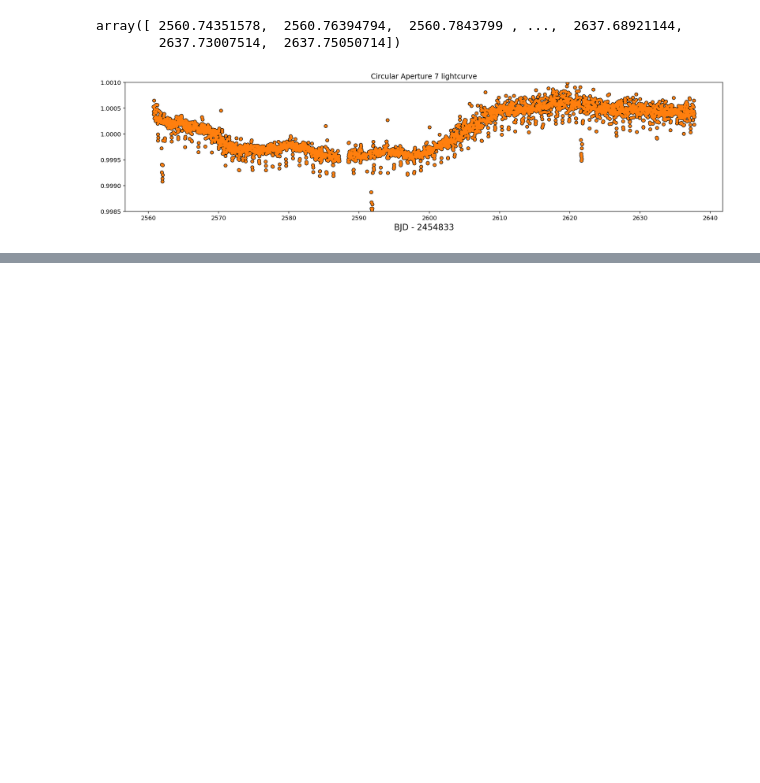
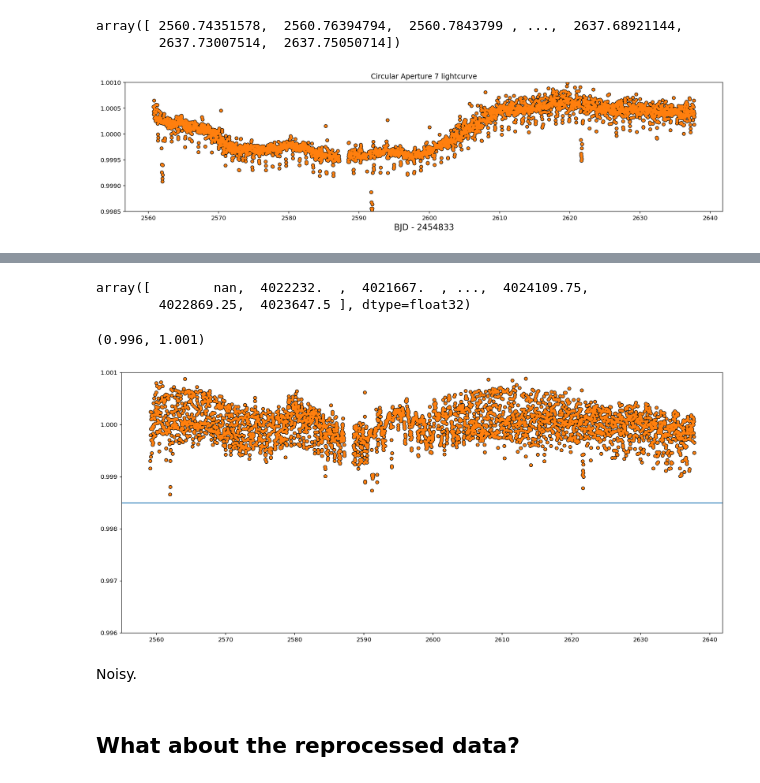
Before and after one commit to BrownDwarf/reprocess_or_not, a Jupyter notebook: notebooks/04.01-HD3167_reproduction.ipynb, the cells around one changed output, grey strips where cells are left out. Drawn from its saved outputs; the diff is of its cells as text; code cells hidden in the pictures; blank space fills up the shorter version.

```diff
--- a/notebooks/04.01-HD3167_reproduction.ipynb
+++ b/notebooks/04.01-HD3167_reproduction.ipynb
@@ -123,0 +206,2 @@ What do the reprocessed lightcurves look like?
+# %%
+hduk = fits.open('../data/ktwo220383386-c08_llc.fits')
@@ -123,0 +210,20 @@ What do the reprocessed lightcurves look like?
+# %%
+hduk['LIGHTCURVE'].data['PDCSAP_FLUX']
+# %% [output]
+array([        nan,  4022232.  ,  4021667.  , ...,  4024109.75,
+        4022869.25,  4023647.5 ], dtype=float32)
+# %%
+time = flux = hduk['LIGHTCURVE'].data['TIME']
+flux = hduk['LIGHTCURVE'].data['PDCSAP_FLUX'] / np.nanmedian(hduk['LIGHTCURVE'].data['PDCSAP_FLUX'])
+plt.figure(figsize=(18, 8))
+plt.scatter(time, flux, marker='o', s=28, edgecolors='k')
+plt.scatter(time, flux, marker='o', s=14)
+plt.axhline(0.9985)
+plt.ylim(0.996, 1.0010)
+# %% [output]
+(0.996, 1.001)
+[figure, added]
+# %% [markdown]
+Noisy.
+# %% [markdown]
+## What about the reprocessed data?
```
Also changed, not shown: parts of 20 cells of this notebook.
